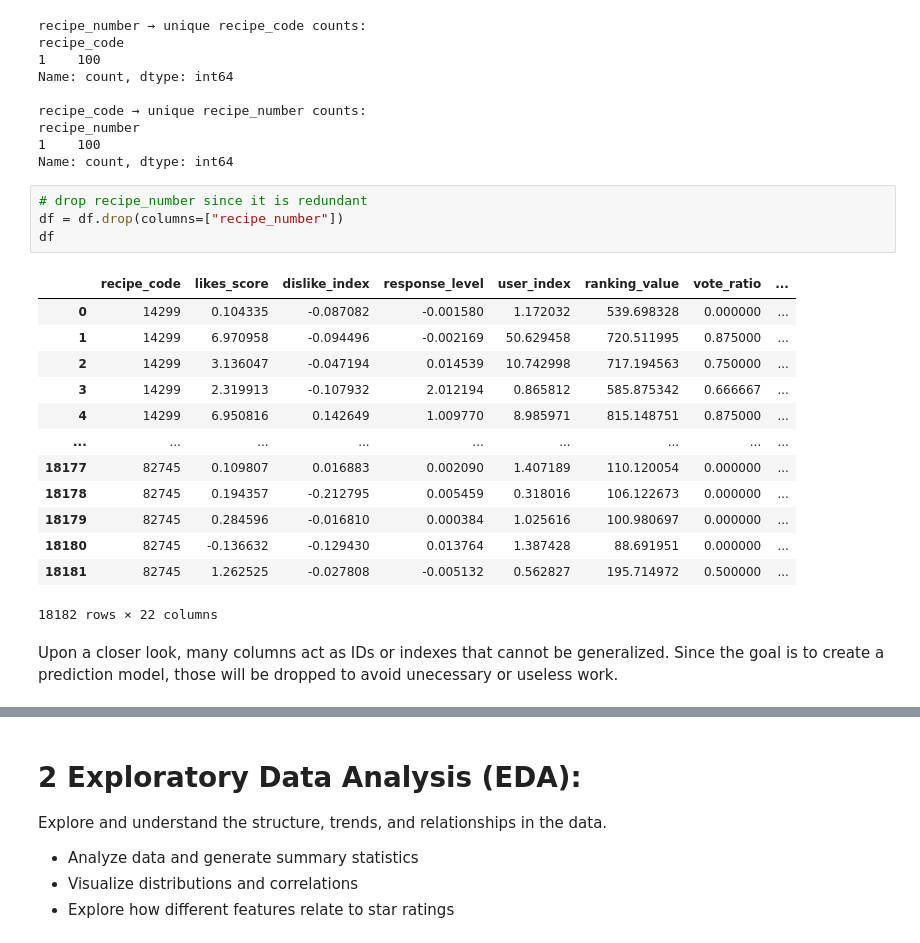
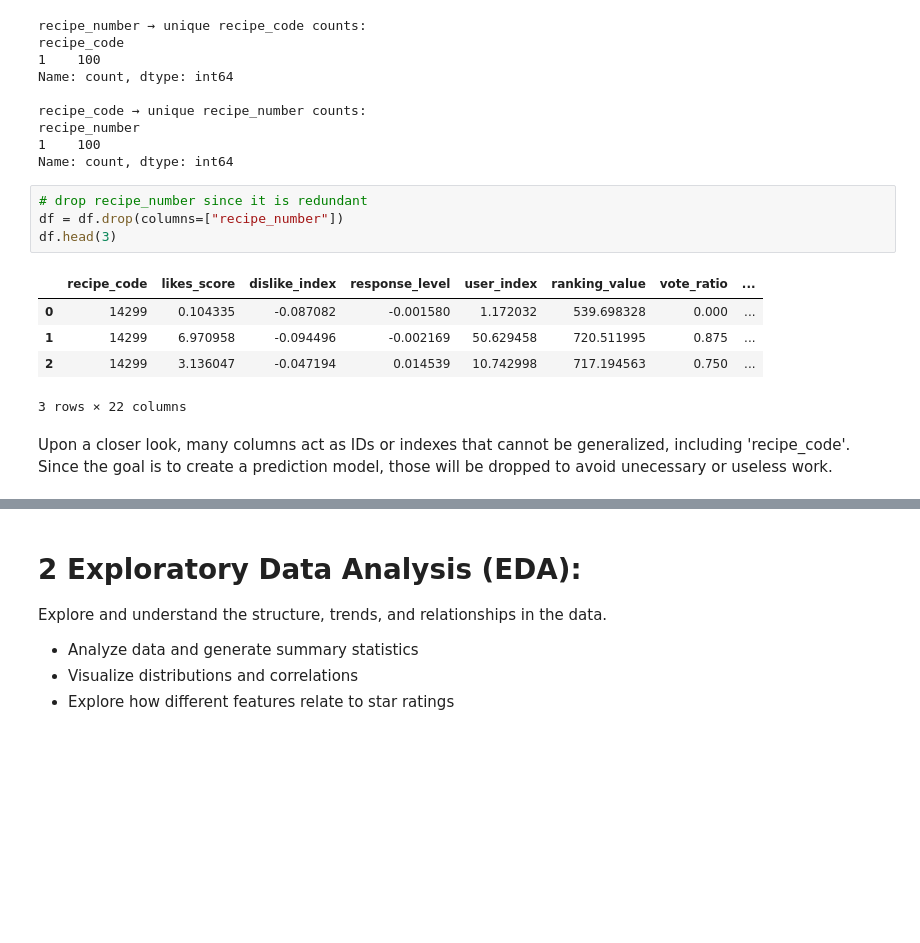
Before and after one commit to bruno-sassi/data_analytics_MSc, a Jupyter notebook: Projects&Practice/Python101/Project/PART 4/recipe_reviews_pred.ipynb, the cells around one changed output, grey strips where cells are left out. Saved outputs shown, nothing was run; the diff lists cells and outputs as text; blank space fills up the shorter version.

Commit message:
recipe_pred final

```diff
--- a/Projects&Practice/Python101/Project/PART 4/recipe_reviews_pred.ipynb
+++ b/Projects&Practice/Python101/Project/PART 4/recipe_reviews_pred.ipynb
@@ -178,23 +201,15 @@ Name: count, dtype: int64
 # %%
 # drop recipe_number since it is redundant
 df = df.drop(columns=["recipe_number"])
-df
+df.head(3)
 # %% [output]
 |  | recipe_code | likes_score | dislike_index | response_level | user_index | ranking_value | vote_ratio | ... |
-| 0 | 14299 | 0.104335 | -0.087082 | -0.001580 | 1.172032 | 539.698328 | 0.000000 | ... |
-| 1 | 14299 | 6.970958 | -0.094496 | -0.002169 | 50.629458 | 720.511995 | 0.875000 | ... |
-| 2 | 14299 | 3.136047 | -0.047194 | 0.014539 | 10.742998 | 717.194563 | 0.750000 | ... |
-| 3 | 14299 | 2.319913 | -0.107932 | 2.012194 | 0.865812 | 585.875342 | 0.666667 | ... |
-| 4 | 14299 | 6.950816 | 0.142649 | 1.009770 | 8.985971 | 815.148751 | 0.875000 | ... |
-| ... | ... | ... | ... | ... | ... | ... | ... | ... |
-| 18177 | 82745 | 0.109807 | 0.016883 | 0.002090 | 1.407189 | 110.120054 | 0.000000 | ... |
-| 18178 | 82745 | 0.194357 | -0.212795 | 0.005459 | 0.318016 | 106.122673 | 0.000000 | ... |
-| 18179 | 82745 | 0.284596 | -0.016810 | 0.000384 | 1.025616 | 100.980697 | 0.000000 | ... |
-| 18180 | 82745 | -0.136632 | -0.129430 | 0.013764 | 1.387428 | 88.691951 | 0.000000 | ... |
-| 18181 | 82745 | 1.262525 | -0.027808 | -0.005132 | 0.562827 | 195.714972 | 0.500000 | ... |
+| 0 | 14299 | 0.104335 | -0.087082 | -0.001580 | 1.172032 | 539.698328 | 0.000 | ... |
+| 1 | 14299 | 6.970958 | -0.094496 | -0.002169 | 50.629458 | 720.511995 | 0.875 | ... |
+| 2 | 14299 | 3.136047 | -0.047194 | 0.014539 | 10.742998 | 717.194563 | 0.750 | ... |
-18182 rows × 22 columns
+3 rows × 22 columns
 # %% [markdown]
-Upon a closer look, many columns act as IDs or indexes that cannot be generalized. Since the goal is to create a prediction model, those will be dropped to avoid unecessary or useless work.
+Upon a closer look, many columns act as IDs or indexes that cannot be generalized, including 'recipe_code'. Since the goal is to create a prediction model, those will be dropped to avoid unecessary or useless work.
 # %%
 # Drop: IDs (recipe_code, user_index, user_id, created_at, comment_id, recipe_name, user_name).
 df = df.drop(columns=["recipe_code", "user_index", "user_id", "created_at", "comment_id", "user_name"])
```
Also changed, not shown: parts of 48 cells of this notebook, 1 other file.
